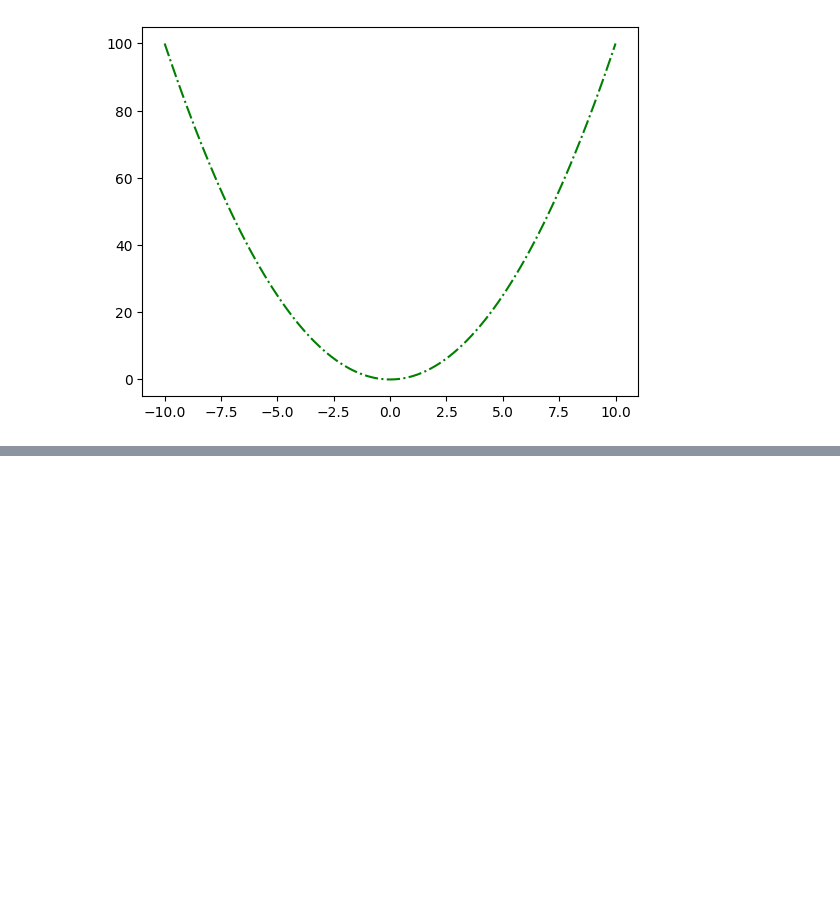
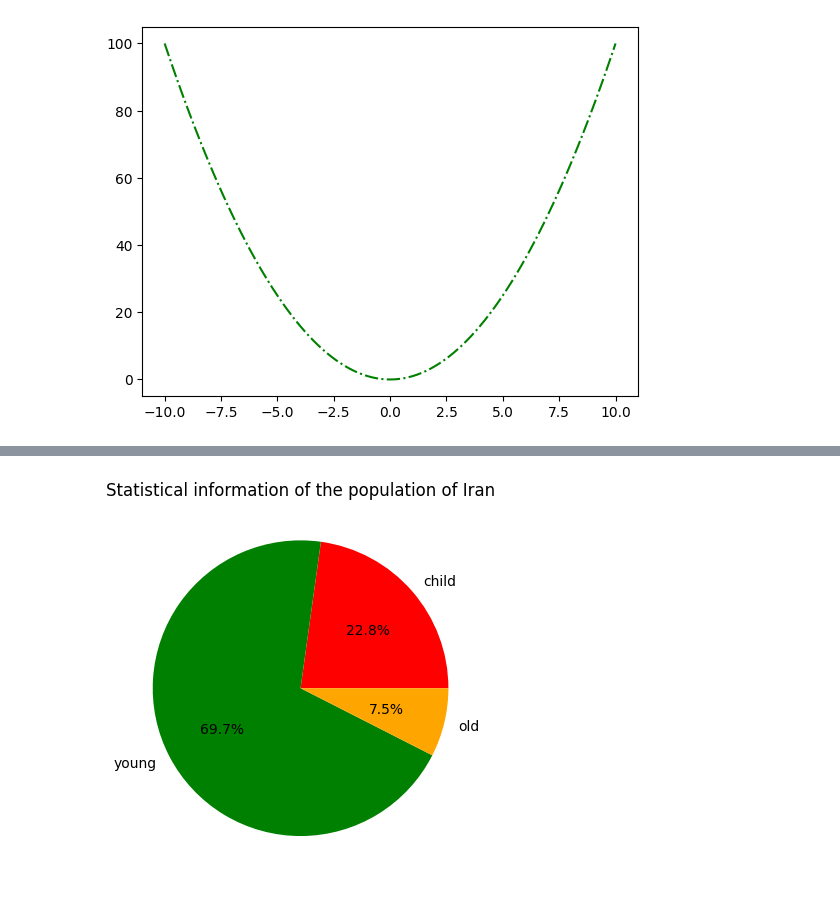
Before and after one commit to fahime9407/Machine-Learning-Path, a Jupyter notebook: matplot.ipynb, the cells around one changed output, grey strips where cells are left out. Saved outputs shown, nothing was run; the diff lists cells and outputs as text; code cells hidden in the pictures; blank space fills up the shorter version.

```diff
--- a/matplot.ipynb
+++ b/matplot.ipynb
@@ -22,0 +46,10 @@ plt.show()
+# %%
+x = ["child", "young", "old"]
+y = [22.8, 69.7, 7.5]
+colors = ["red", "green", "orange"]
+
+plt.pie(y, labels=x, autopct="%1.1f%%", colors=colors)
+plt.title("Statistical information of the population of Iran")
+plt.show()
+# %% [output]
+[figure, added]
```
Also changed, not shown: parts of 2 cells of this notebook.
